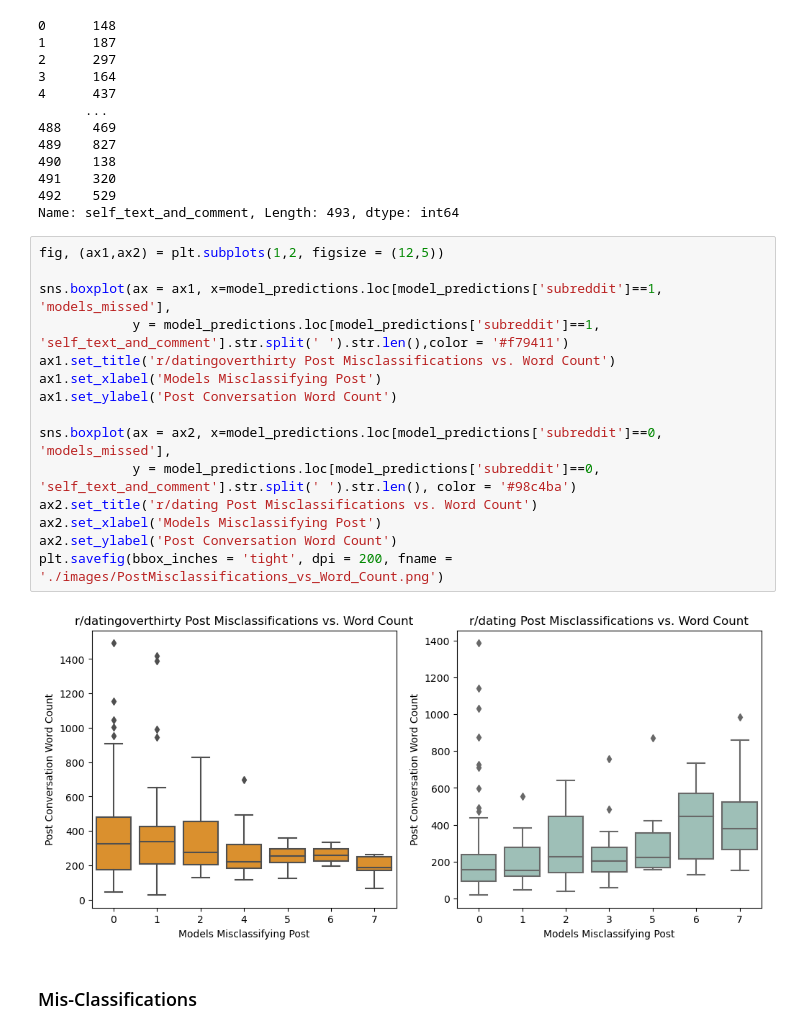
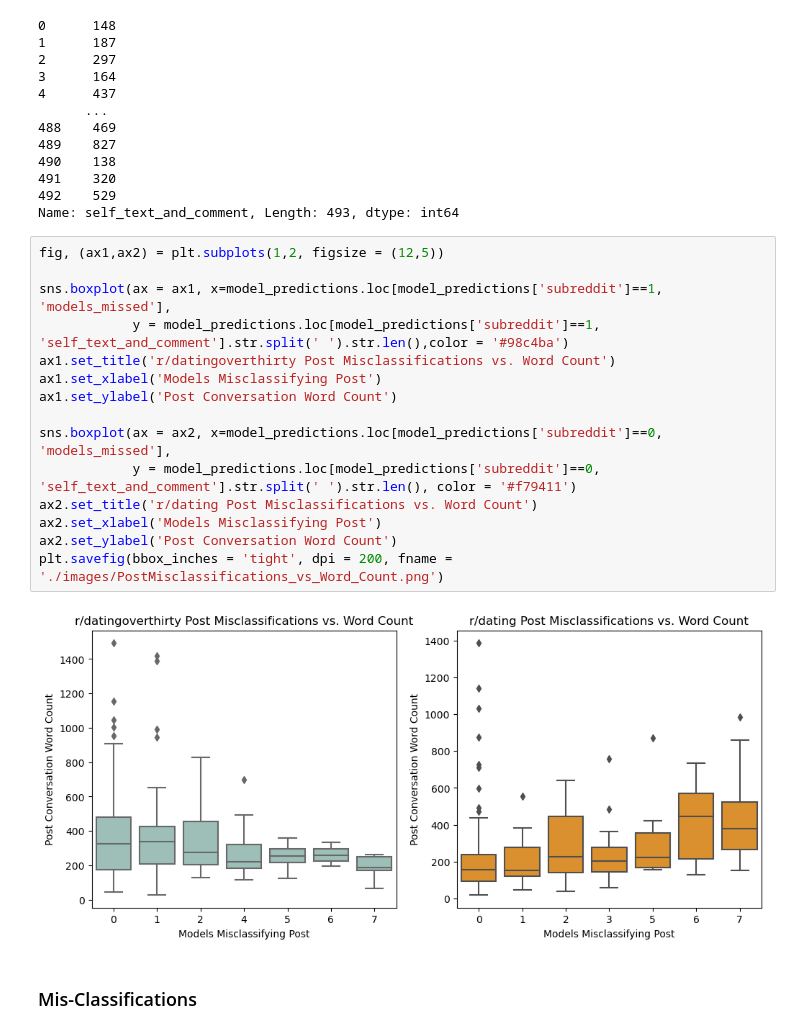
Before and after one commit to bobadams1/reddit_classifier, a Jupyter notebook: code/03_Modeling.ipynb, the cells around one changed output. Cells and saved outputs as stored; diff of their text form.

```diff
--- a/code/03_Modeling.ipynb
+++ b/code/03_Modeling.ipynb
@@ -932,20 +932,20 @@ Name: self_text_and_comment, Length: 493, dtype: int64
 # %%
 fig, (ax1,ax2) = plt.subplots(1,2, figsize = (12,5))
 
 sns.boxplot(ax = ax1, x=model_predictions.loc[model_predictions['subreddit']==1, 'models_missed'],
-            y = model_predictions.loc[model_predictions['subreddit']==1, 'self_text_and_comment'].str.split(' ').str.len(),color = '#f79411')
+            y = model_predictions.loc[model_predictions['subreddit']==1, 'self_text_and_comment'].str.split(' ').str.len(),color = '#98c4ba')
 ax1.set_title('r/datingoverthirty Post Misclassifications vs. Word Count')
 ax1.set_xlabel('Models Misclassifying Post')
 ax1.set_ylabel('Post Conversation Word Count')
 
 sns.boxplot(ax = ax2, x=model_predictions.loc[model_predictions['subreddit']==0, 'models_missed'],
-            y = model_predictions.loc[model_predictions['subreddit']==0, 'self_text_and_comment'].str.split(' ').str.len(), color = '#98c4ba')
+            y = model_predictions.loc[model_predictions['subreddit']==0, 'self_text_and_comment'].str.split(' ').str.len(), color = '#f79411')
 ax2.set_title('r/dating Post Misclassifications vs. Word Count')
 ax2.set_xlabel('Models Misclassifying Post')
 ax2.set_ylabel('Post Conversation Word Count')
 plt.savefig(bbox_inches = 'tight', dpi = 200, fname = './images/PostMisclassifications_vs_Word_Count.png')
 # %% [output]
-[figure, old version]
+[figure, new version]
 # %% [markdown]
 ### Mis-Classifications
 # %% [markdown]
```
Also changed, not shown: 5 other files.
